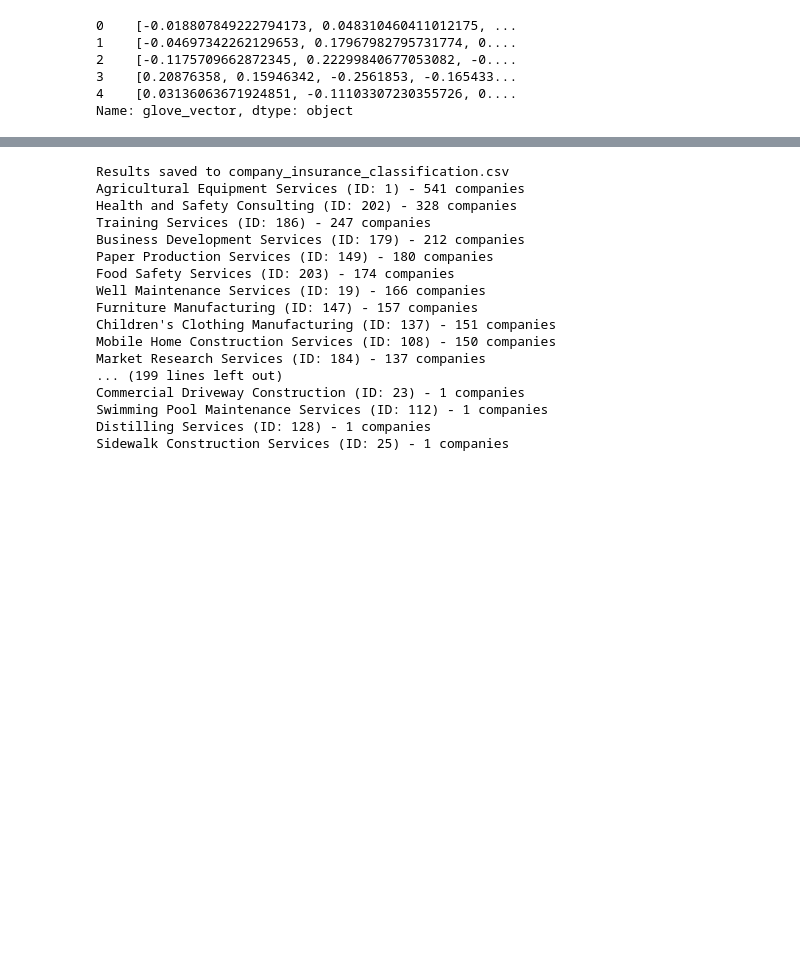
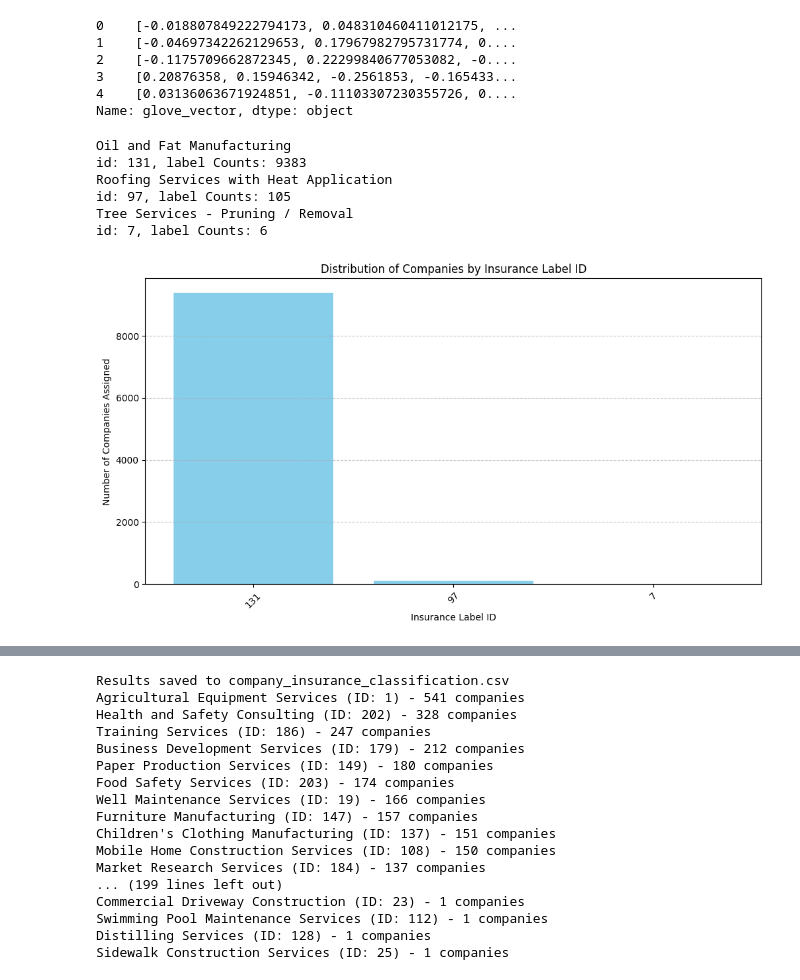
Before and after one commit to AlessCol7/MLChallenge, a Jupyter notebook: VeridionChallenge/Company_classifier.ipynb, the cells around one changed output, grey strips where cells are left out. Saved outputs shown, nothing was run; the diff lists cells and outputs as text; code cells hidden in the pictures; blank space fills up the shorter version.

```diff
--- a/VeridionChallenge/Company_classifier.ipynb
+++ b/VeridionChallenge/Company_classifier.ipynb
@@ -142,45 +141,54 @@ insurance_label_vectors = np.vstack([text_to_glove_vector(label, glove_embedding
 company_vectors = np.vstack(company_df['glove_vector'].values)
 similarity_matrix = cosine_similarity(company_vectors, insurance_label_vectors)
 # %%
-# def assign_labels(similarity_matrix, labels, label_to_id, top_n=1):
-#     top_indices = np.argsort(similarity_matrix, axis=1)[:, -top_n:][:, ::-1]
+# Step 10: Assign labels to companies
+def assign_labels(similarity_matrix, labels, label_to_id, top_n=1):
+    top_indices = np.argsort(similarity_matrix, axis=1)[:, -top_n:][:, ::-1]
 
-#     assigned_labels = []
+    assigned_labels = []
 
-#     for indices in top_indices:
-#         # Assign labels as numeric values
-#         numeric_labels = [label_to_id.get(labels[i], -1) for i in indices]
-#         assigned_labels.append(", ".join(map(str, numeric_labels)))
+    for indices in top_indices:
+        # Assign labels as numeric values
+        numeric_labels = [label_to_id.get(labels[i], -1) for i in indices]
+        assigned_labels.append(", ".join(map(str, numeric_labels)))
 
-#     return assigned_labels
+    return assigned_labels
 
-# # Re-run the assignment
-# company_df['insurance_label_id']= assign_labels(
-#     similarity_matrix, insurance_labels, label_to_id
-# )
+# Re-run the assignment
+company_df['insurance_label_id']= assign_labels(
+    similarity_matrix, insurance_labels, label_to_id
+)
 
-# # Step 3: Verify that the labels were added
-# #print(company_df['insurance_label_id'].head())
+# Step 3: Verify that the labels were added
+#print(company_df['insurance_label_id'].head())
 
-# # Step 4: Now, you can generate the graph
-# # Exploding the 'insurance_label_id' column to handle multiple labels per company
-# exploded_labels = company_df['insurance_label_id'].str.split(', ', expand=True).stack()
+# Step 4: Now, you can generate the graph
+# Exploding the 'insurance_label_id' column to handle multiple labels per company
+exploded_labels = company_df['insurance_label_id'].str.split(', ', expand=True).stack()
 
-# # Count the occurrences of each label ID
-# label_counts = exploded_labels.value_counts()
+# Count the occurrences of each label ID
+label_counts = exploded_labels.value_counts()
 
-# #Print the label name with the label id and the number of companies assigned to that label
-# for label in label_counts.index:
-#     print(id_to_label[int(label)])
-#     print(f"id: {label}, label Counts: {label_counts[label]}")
+#Print the label name with the label id and the number of companies assigned to that label
+for label in label_counts.index:
+    print(id_to_label[int(label)])
+    print(f"id: {label}, label Counts: {label_counts[label]}")
 
-# # Step 5: Create a bar chart
-# plt.figure(figsize=(12, 6))
-# plt.bar(label_counts.index.astype(str), label_counts.values, color='skyblue')
-# plt.xlabel("Insurance Label ID")
-# plt.ylabel("Number of Companies Assigned")
-# plt.title("Distribution of Companies by Insurance Label ID")
-# plt.xticks(rotation=45)
-# plt.grid(axis='y', linestyle='--', alpha=0.7)
-# plt.show()
+# Step 5: Create a bar chart
+plt.figure(figsize=(12, 6))
+plt.bar(label_counts.index.astype(str), label_counts.values, color='skyblue')
+plt.xlabel("Insurance Label ID")
+plt.ylabel("Number of Companies Assigned")
+plt.title("Distribution of Companies by Insurance Label ID")
+plt.xticks(rotation=45)
+plt.grid(axis='y', linestyle='--', alpha=0.7)
+plt.show()
+# %% [output]
+Oil and Fat Manufacturing
+id: 131, label Counts: 9383
+Roofing Services with Heat Application
+id: 97, label Counts: 105
+Tree Services - Pruning / Removal
+id: 7, label Counts: 6
+[figure, added]
 # %%
```
Also changed, not shown: parts of 6 cells of this notebook, 5 other files.
